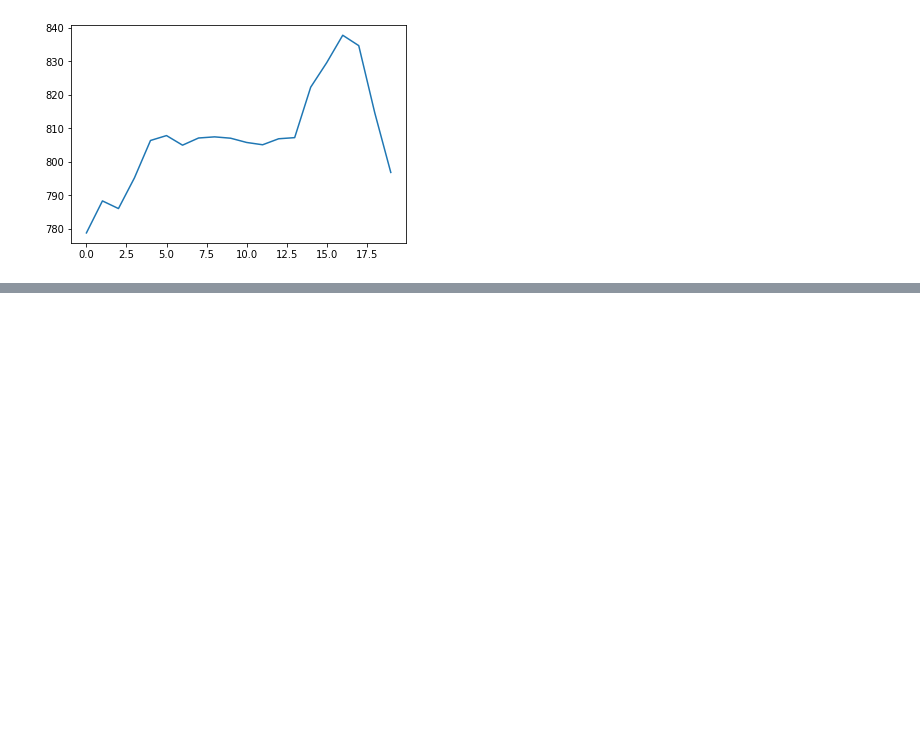
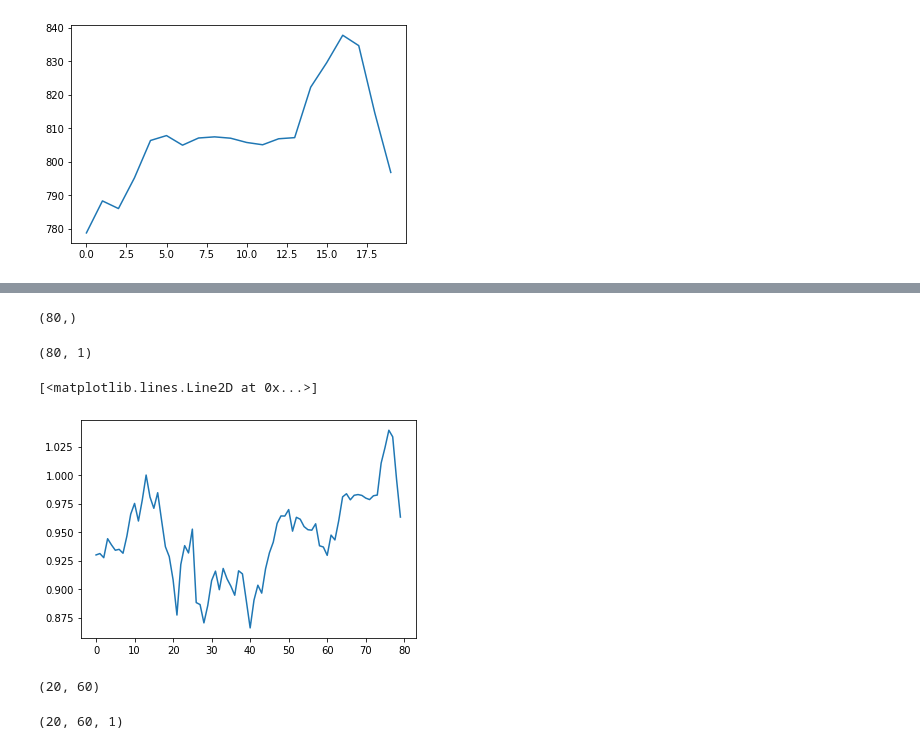
Before and after one commit to shivampip/stock-price-prediction, a Jupyter notebook: Stock_Price_Prediction.ipynb, the cells around one changed output, grey strips where cells are left out. Drawn from its saved outputs; the diff is of its cells as text; code cells hidden in the pictures; blank space fills up the shorter version.

```diff
--- a/Stock_Price_Prediction.ipynb
+++ b/Stock_Price_Prediction.ipynb
@@ -163,3 +169,5 @@ plt.plot(real_stock_price)
 # %% [output]
 [<matplotlib.lines.Line2D at 0x...>]
 [figure]
+# %%
+ds_total= pd.concat((ds_train['Open'], ds_test['Open']), axis= 0)
@@ -165,0 +182,19 @@ plt.plot(real_stock_price)
+# %%
+inputs= ds_total[len(ds_train)- 60:].values
+# %%
+inputs.shape
+# %% [output]
+(80,)
+# %%
+inputs= inputs.reshape(-1, 1)
+# %%
+inputs.shape
+# %% [output]
+(80, 1)
+# %%
+inputs= mms.transform(inputs)
+# %%
+plt.plot(inputs)
+# %% [output]
+[<matplotlib.lines.Line2D at 0x...>]
+[figure, added]
@@ -165,0 +207,4 @@ plt.plot(real_stock_price)
+# %%
+X_test.shape
+# %% [output]
+(20, 60)
@@ -165,0 +213,4 @@ plt.plot(real_stock_price)
+# %%
+X_test.shape
+# %% [output]
+(20, 60, 1)
```
Also changed, not shown: parts of 12 cells of this notebook.
